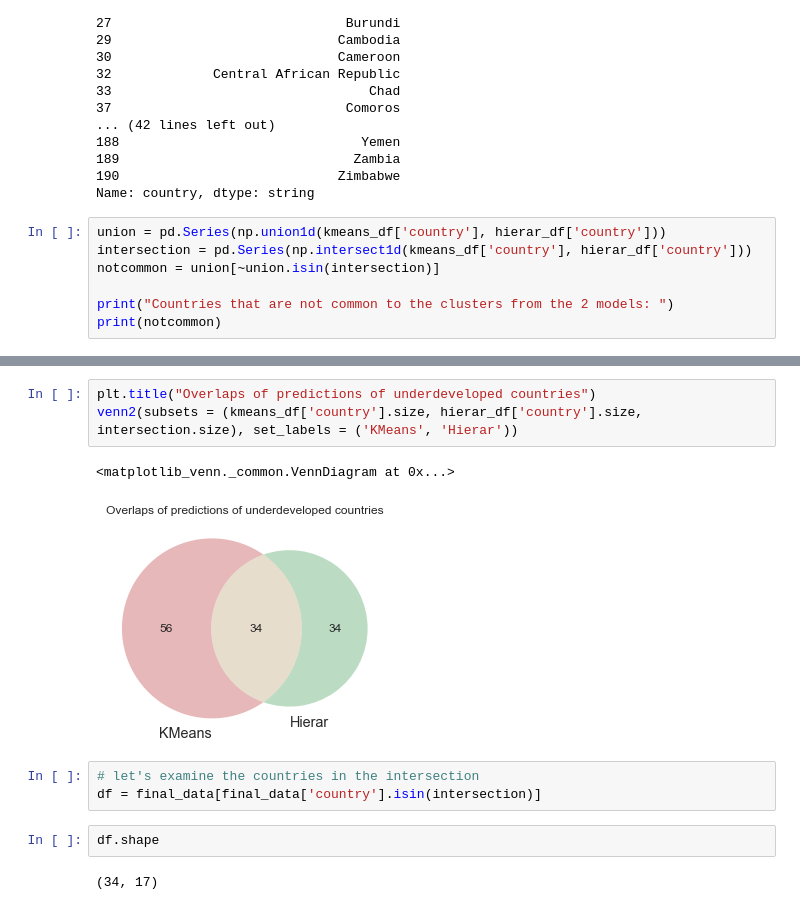
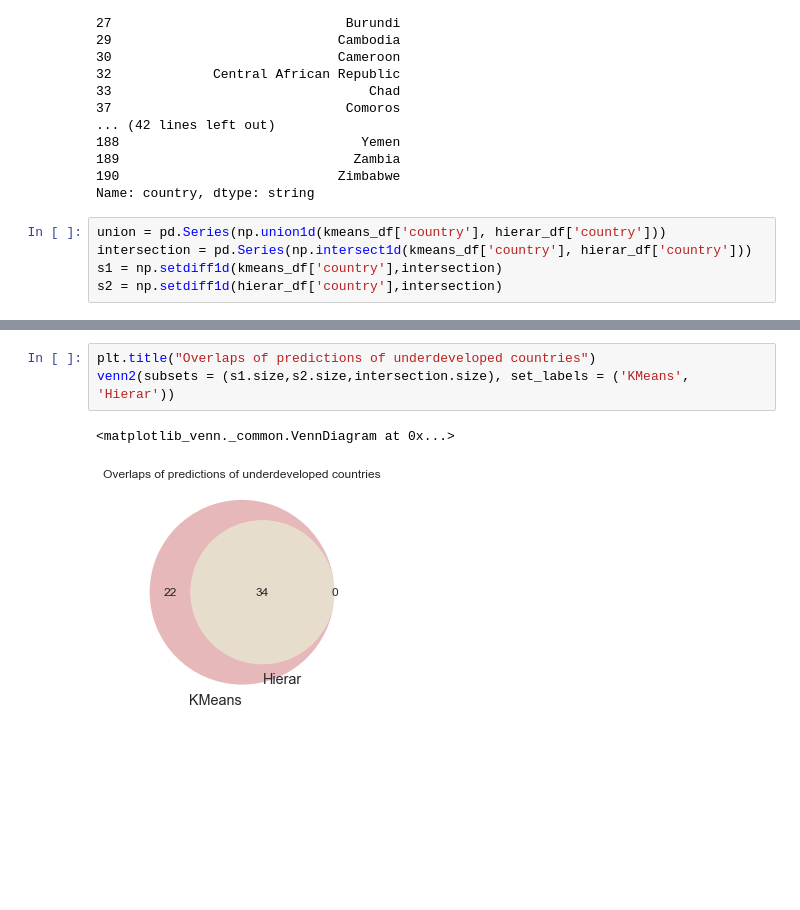
Before and after one commit to Snail664/country-clustering, a Jupyter notebook: model_comparison.ipynb, the cells around one changed output, grey strips where cells are left out. Saved outputs shown, nothing was run; the diff lists cells and outputs as text; blank space fills up the shorter version.

```diff
--- a/model_comparison.ipynb
+++ b/model_comparison.ipynb
@@ -75,7 +75,5 @@ Name: country, dtype: string
 # %%
 union = pd.Series(np.union1d(kmeans_df['country'], hierar_df['country']))
 intersection = pd.Series(np.intersect1d(kmeans_df['country'], hierar_df['country']))
-notcommon = union[~union.isin(intersection)]
-
-print("Countries that are not common to the clusters from the 2 models: ")
-print(notcommon)
+s1 = np.setdiff1d(kmeans_df['country'],intersection)
+s2 = np.setdiff1d(hierar_df['country'],intersection)
@@ -100,13 +80,6 @@ dtype: object
 # %%
 plt.title("Overlaps of predictions of underdeveloped countries")
-venn2(subsets = (kmeans_df['country'].size, hierar_df['country'].size, intersection.size), set_labels = ('KMeans', 'Hierar'))
+venn2(subsets = (s1.size,s2.size,intersection.size), set_labels = ('KMeans', 'Hierar'))
 # %% [output]
 <matplotlib_venn._common.VennDiagram at 0x...>
-[figure, old version]
+[figure, new version]
-# %%
-# let's examine the countries in the intersection
-df = final_data[final_data['country'].isin(intersection)]
-# %%
-df.shape
-# %% [output]
-(34, 17)
```
Also changed, not shown: parts of 6 cells of this notebook.
